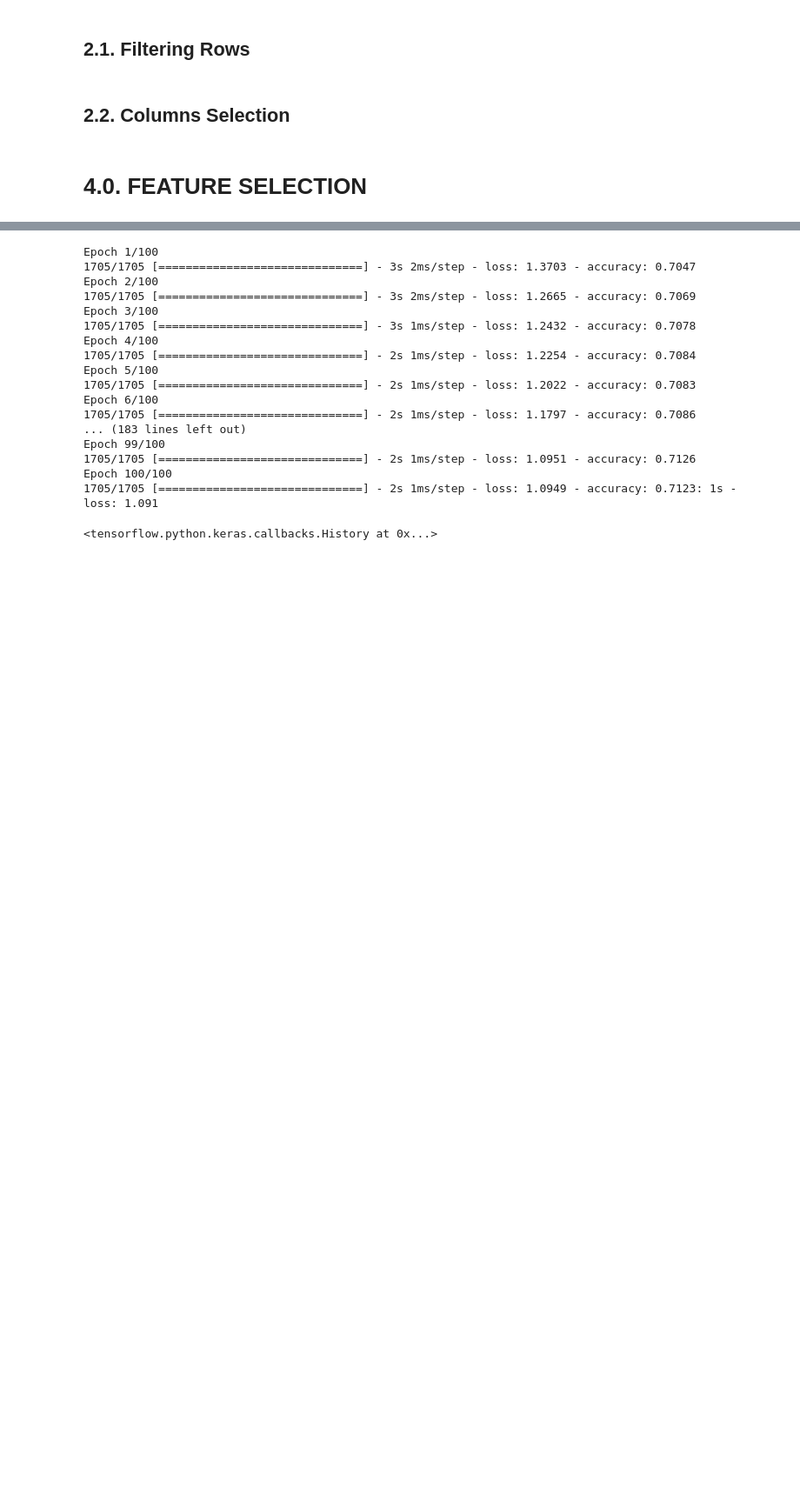
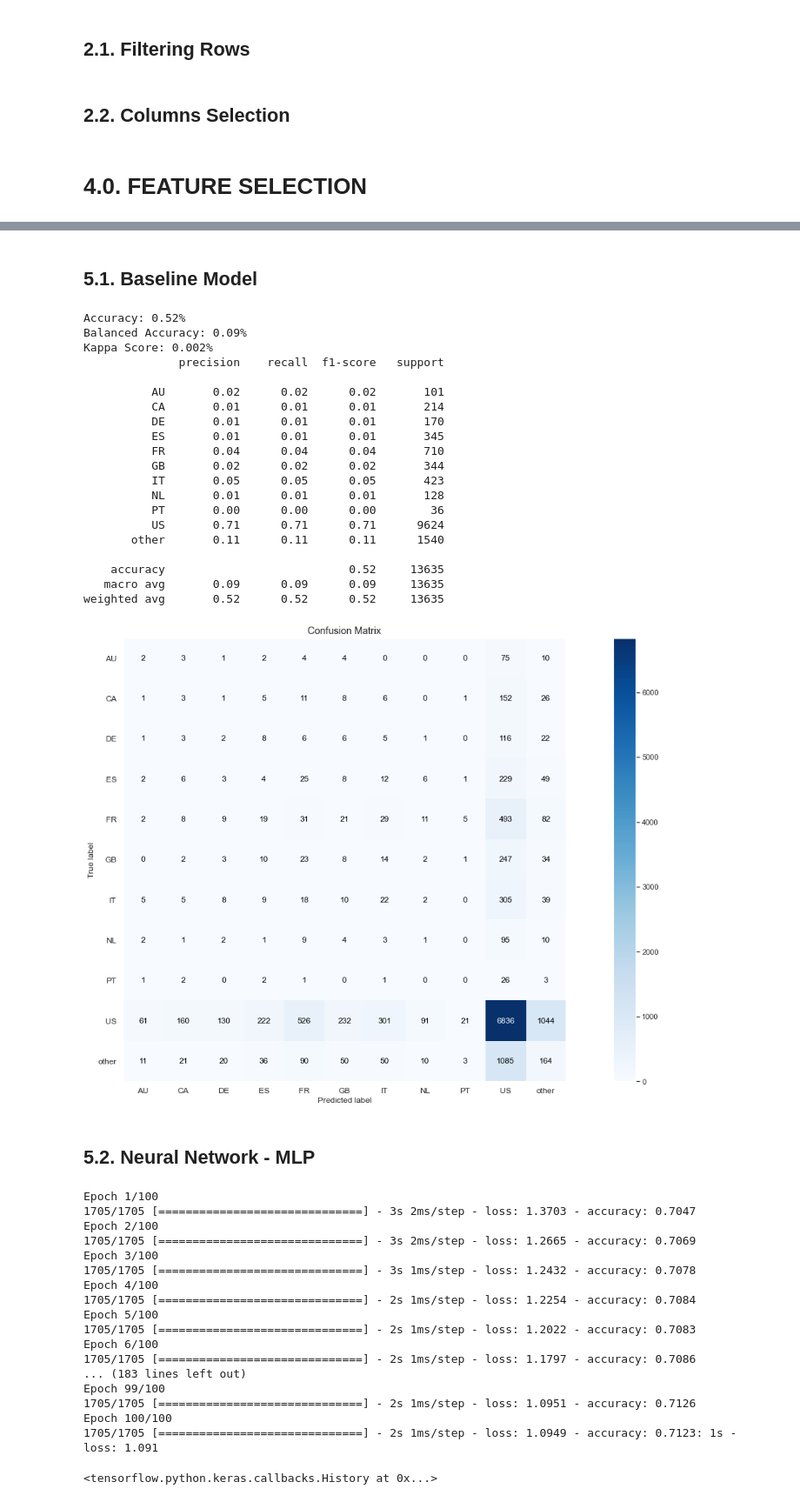
Before and after one commit to emidiovaleretto/airbnb_predict_first_booking, a Jupyter notebook: airbnb_predict_first_booking.ipynb, the cells around one changed output, grey strips where cells are left out. Shown: that part at 87% size. Drawn from its saved outputs; the diff is of its cells as text; code cells hidden in the pictures; blank space fills up the shorter version.

Commit message:
baseline model implemented

```diff
--- a/airbnb_predict_first_booking.ipynb
+++ b/airbnb_predict_first_booking.ipynb
@@ -300,6 +302,58 @@ X_train, X_test, y_train, y_test = train_test_split( X, y, test_size=0.2, random
 # dropping id column
 x_train = X_train.drop( 'id', axis=1 )
 x_test = X_test.drop( 'id', axis=1 )
+# %% [markdown]
+## 5.1. Baseline Model
+# %%
+population = df1['country_destination'].drop_duplicates().sort_values().tolist()
+# %%
+weights = df1['country_destination'].value_counts( normalize=True ).sort_index().to_list()
+# %%
+k_num = y_test.shape[0]
+# %%
+yhat_random = choices( population=population, weights=weights, k=k_num )
+# %%
+# Accuracy
+accuracy_random = accuracy_score( y_test_nn, yhat_random )
+print(f'Accuracy: {accuracy_random:.2f}%')
+
+# Balanced Accuracy
+balanced_accuracy_random = balanced_accuracy_score( y_test_nn, yhat_random )
+print(f'Balanced Accuracy: {balanced_accuracy_random:.2f}%')
+
+# Kappa Score
+kappa_random = cohen_kappa_score( y_test_nn, yhat_random )
+print(f'Kappa Score: {kappa_random:.3f}%')
+
+# Classification Report
+print( classification_report( y_test_nn, yhat_random ) )
+
+# Confusion Matrix
+plot_confusion_matrix( y_test_nn, yhat_random, normalize=False );
+# %% [output]
+Accuracy: 0.52%
+Balanced Accuracy: 0.09%
+Kappa Score: 0.002%
+              precision    recall  f1-score   support
+
+          AU       0.02      0.02      0.02       101
+          CA       0.01      0.01      0.01       214
+          DE       0.01      0.01      0.01       170
+          ES       0.01      0.01      0.01       345
+          FR       0.04      0.04      0.04       710
+          GB       0.02      0.02      0.02       344
+          IT       0.05      0.05      0.05       423
+          NL       0.01      0.01      0.01       128
+          PT       0.00      0.00      0.00        36
+          US       0.71      0.71      0.71      9624
+       other       0.11      0.11      0.11      1540
+
+    accuracy                           0.52     13635
+   macro avg       0.09      0.09      0.09     13635
+weighted avg       0.52      0.52      0.52     13635
+[figure, added]
+# %% [markdown]
+## 5.2. Neural Network - MLP
 # %%
 # One Hot Encoder
 one_hot_encod = OneHotEncoder()
```
Also changed, not shown: parts of 3 cells of this notebook.
